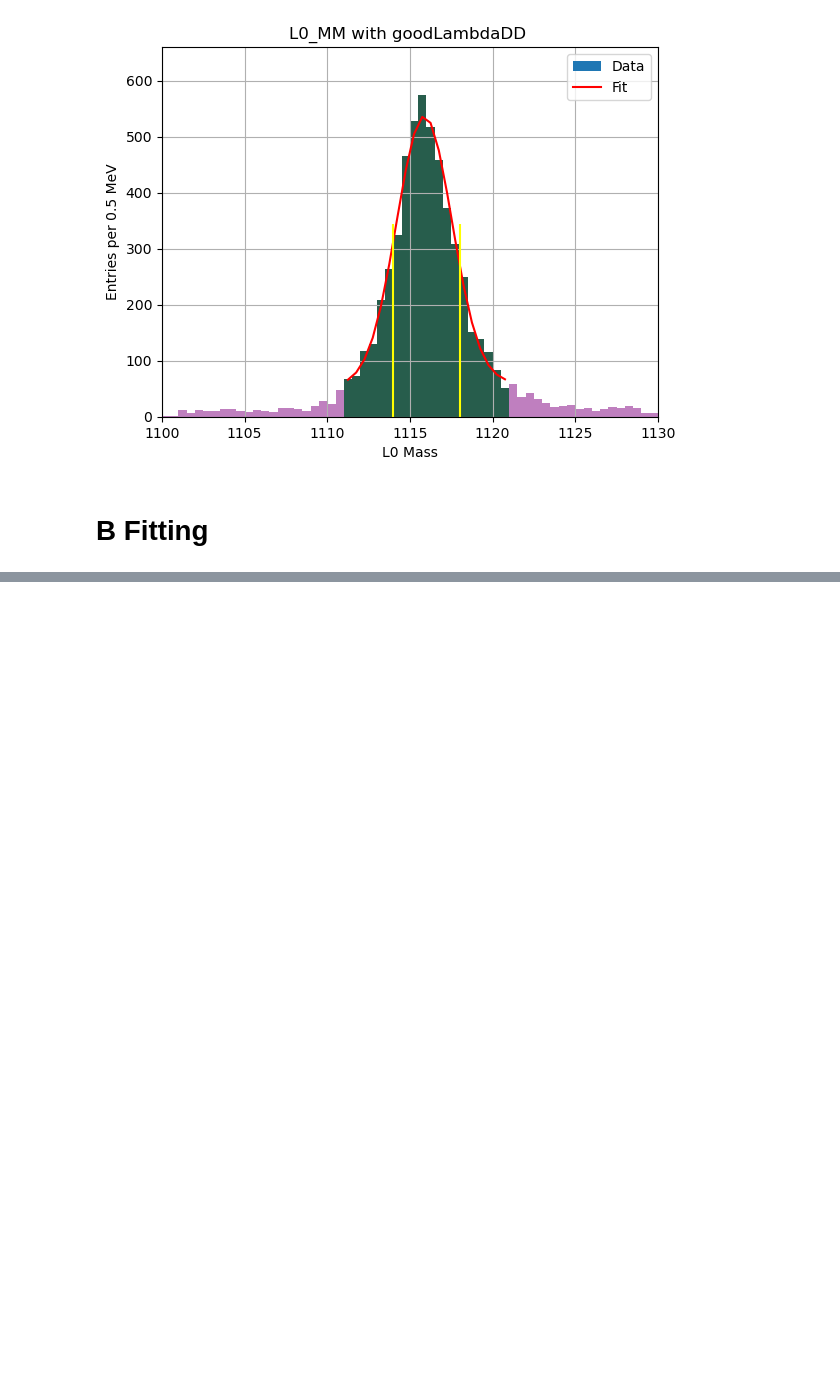
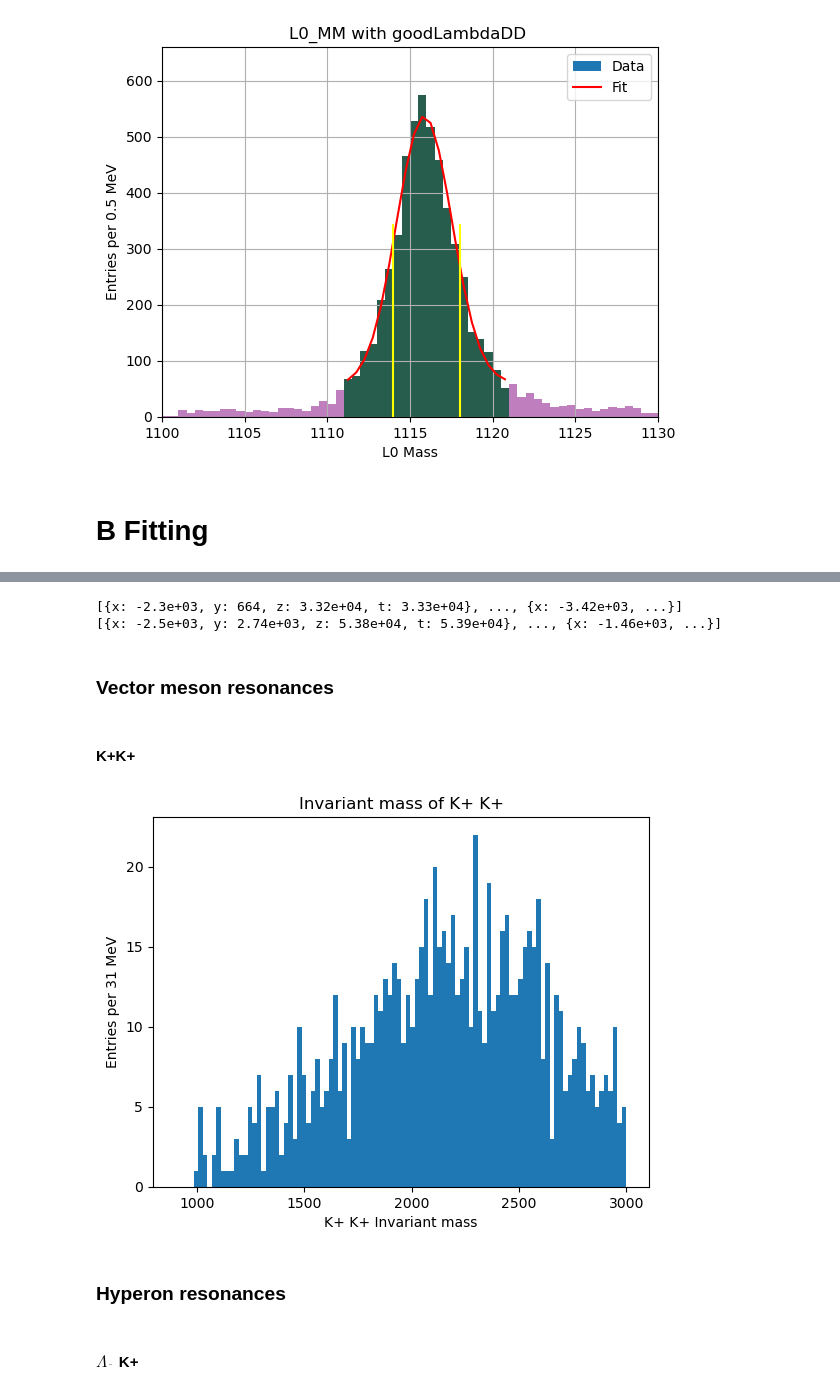
Before and after one commit to LHCb-Cincinnati/bphysics, a Jupyter notebook: KpKp_fitting.ipynb, the cells around one changed output, grey strips where cells are left out. Saved outputs shown, nothing was run; the diff lists cells and outputs as text; code cells hidden in the pictures; blank space fills up the shorter version.

```diff
--- a/KpKp_fitting.ipynb
+++ b/KpKp_fitting.ipynb
@@ -712,0 +901,40 @@ plt.show()
+# %%
+K1_4vec  = vector.awk({"x":h1_PX, "y":h1_PY, "z":h1_PZ, "t":h1_PE}) # K+
+K2_4vec  = vector.awk({"x":h2_PX, "y":h2_PY, "z":h2_PZ, "t":h2_PE}) # K+
+p_4vec   = vector.awk({"x":p_PX,  "y":p_PY,  "z":p_PZ,  "t":p_PE}) # p
+L0_4vec  = vector.awk({"x":L0_PX,  "y":L0_PY,  "z":L0_PZ,  "t":L0_PE}) # L0
+
+KK_4vec  = K1_4vec+K2_4vec
+pKK_4vec = p_4vec+KK_4vec
+
+LbarpKp_4vec = L0_4vec + p_4vec + K2_4vec
+
+KK_mass  = np.sqrt(np.square(KK_4vec.t)  - np.square(KK_4vec.x)  - np.square(KK_4vec.y)  - np.square(KK_4vec.z))
+
+pKK_mass = np.sqrt(np.square(pKK_4vec.t) - np.square(pKK_4vec.x) - np.square(pKK_4vec.y) - np.square(pKK_4vec.z))
+
+LbarpKp_mass = np.sqrt(np.square(LbarpKp_4vec.t) - np.square(LbarpKp_4vec.x) - np.square(LbarpKp_4vec.y) - np.square(LbarpKp_4vec.z))
+# %%
+print(K1_4vec)
+print(K2_4vec)
+# %% [output]
+[{x: -2.3e+03, y: 664, z: 3.32e+04, t: 3.33e+04}, ..., {x: -3.42e+03, ...}]
+[{x: -2.5e+03, y: 2.74e+03, z: 5.38e+04, t: 5.39e+04}, ..., {x: -1.46e+03, ...}]
+# %% [markdown]
+### Vector meson resonances
+# %% [markdown]
+#### K+K+
+# %%
+# plt the K+ K+ invaarint mass histogram
+plt.figure()
+plt.hist(KK_mass[good_b], bins=100, range=(900, 3000))
+plt.title("Invariant mass of K+ K+")
+plt.xlabel("K+ K+ Invariant mass")
+plt.ylabel("Entries per 31 MeV")
+plt.show()
+# %% [output]
+[figure, added]
+# %% [markdown]
+### Hyperon resonances
+# %% [markdown]
+#### $\Lambda_{\bar{\phantom{x}}}$ K+
```
Also changed, not shown: parts of 46 cells of this notebook, 1 other file.
